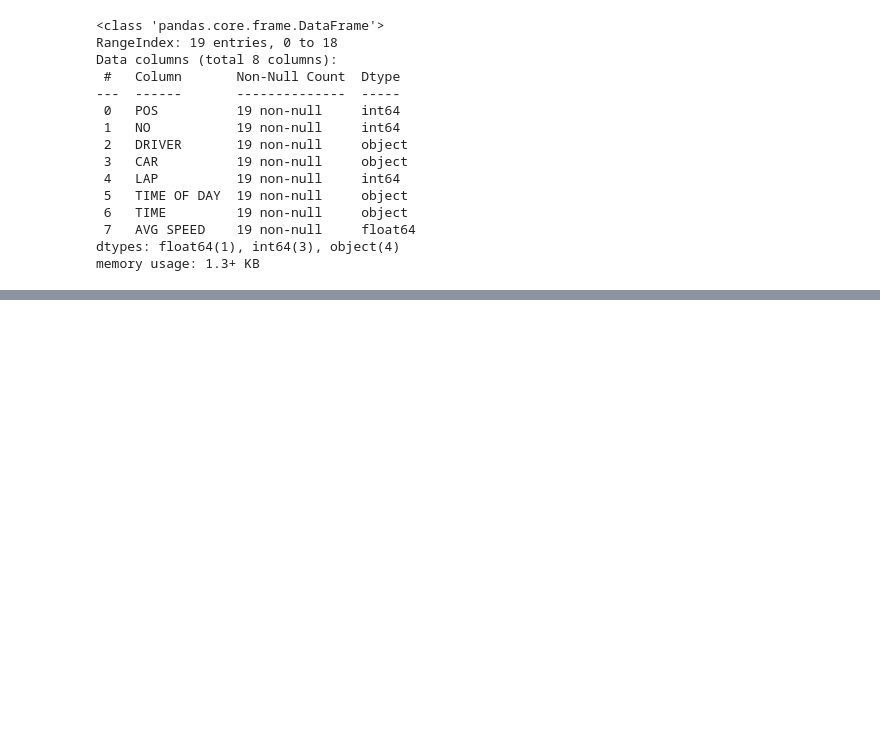
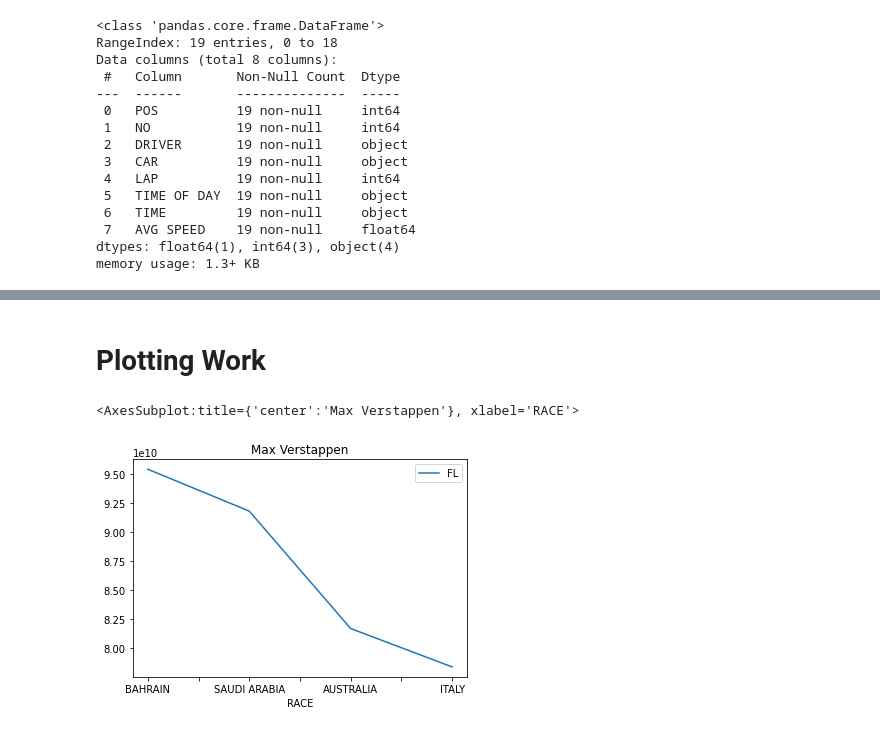
Before and after one commit to JB-26/f1-2022-analysis, a Jupyter notebook: fastest-laps.ipynb, the cells around one changed output, grey strips where cells are left out. Saved outputs shown, nothing was run; the diff lists cells and outputs as text; code cells hidden in the pictures; blank space fills up the shorter version.

Commit message:
Testing plots and converting timedelta column to total seconds

```diff
--- a/fastest-laps.ipynb
+++ b/fastest-laps.ipynb
@@ -402,0 +403,8 @@ fastest_lap.head()
+# %% [markdown]
+# Plotting Work
+# %%
+#avg speed
+fastest_lap.loc[fastest_lap['DRIVER'] == 'Max Verstappen'].plot.line(x='RACE', y='FL', title='Max Verstappen')
+# %% [output]
+<AxesSubplot:title={'center':'Max Verstappen'}, xlabel='RACE'>
+[figure, added]
```
Also changed, not shown: parts of 12 cells of this notebook.
